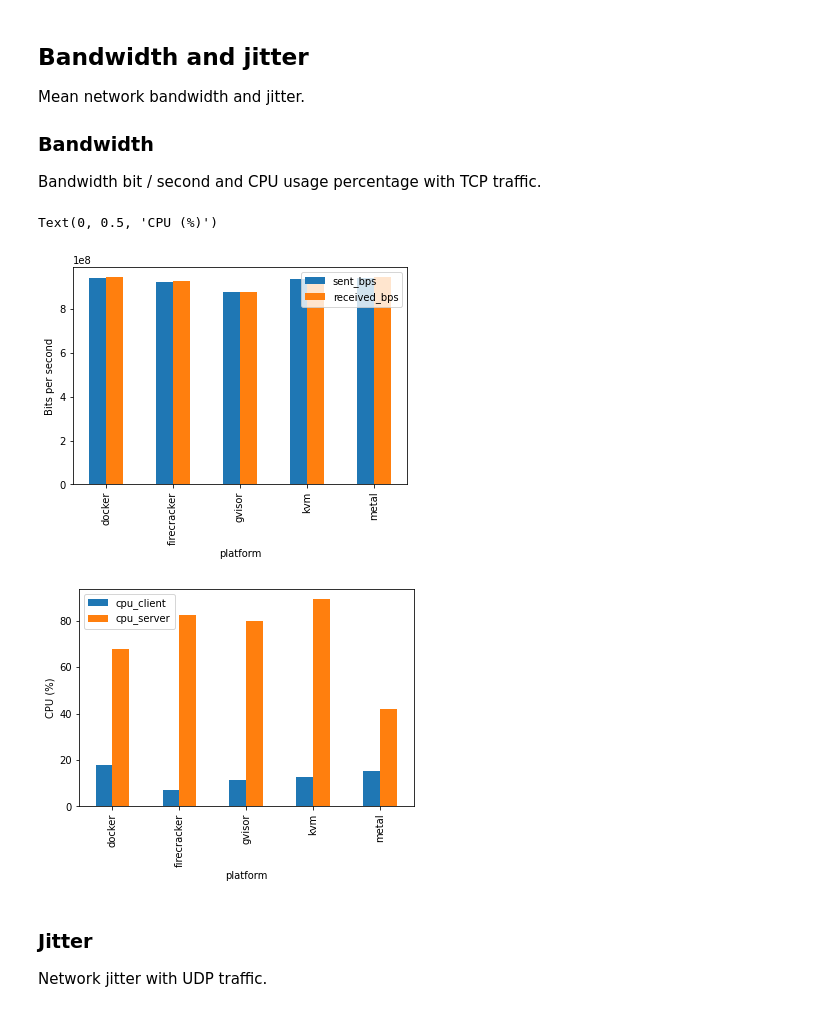
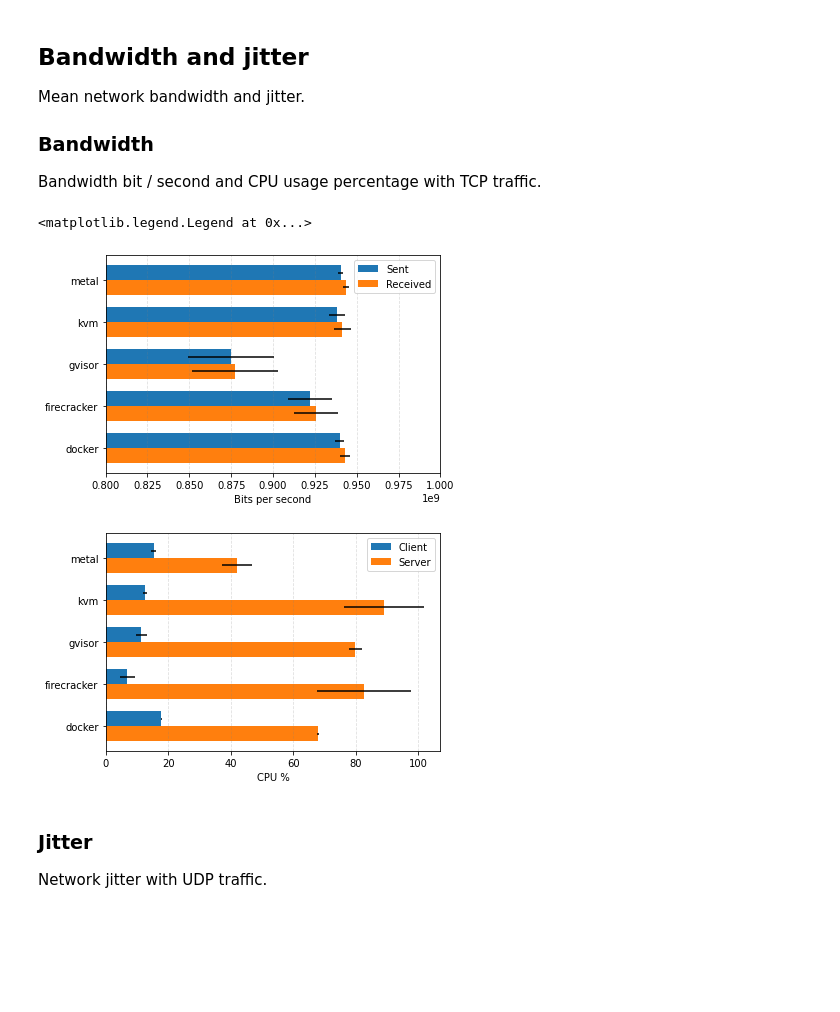
Before and after one commit to ppeerttu/virtualization-benchmarks, a Jupyter notebook: analysis/initial-visualization.ipynb, the cells around one changed output. Saved outputs shown, nothing was run; the diff lists cells and outputs as text; code cells hidden in the pictures; blank space fills up the shorter version.

```diff
--- a/analysis/initial-visualization.ipynb
+++ b/analysis/initial-visualization.ipynb
@@ -40,19 +76,58 @@ Mean network bandwidth and jitter.
 ### Bandwidth
 
 Bandwidth bit / second and CPU usage percentage with TCP traffic.
-# %%
-df = pd.read_csv(bandwidth_path)
-
-group = df.groupby(["platform"]).mean()
-
-ax = group.plot.bar(y=["sent_bps", "received_bps"])
-ax.set_ylabel("Bits per second")
-ax = group.plot.bar(y=["cpu_client", "cpu_server"])
-ax.set_ylabel("CPU (%)")
-# %% [output]
-Text(0, 0.5, 'CPU (%)')
-[figure, removed]
-[figure, removed]
+# %%
+df = pd.read_csv(bandwidth_path)
+
+group_mean = df.groupby(["platform"]).mean()
+group_std = df.groupby(["platform"]).std()
+
+pos = np.arange(len(group_mean))
+# Height of the bars
+height = 0.35
+
+# Send and received bps
+fig, ax = plt.subplots()
+pos = np.arange(len(group_mean))
+rects1 = ax.barh(pos + height / 2, group_mean["sent_bps"],
+    align="center",
+    height=height,
+    xerr=group_std["sent_bps"],
+    label="Sent")
+rects2 = ax.barh(pos - height / 2, group_mean["received_bps"],
+    align="center",
+    height=height,
+    xerr=group_std["received_bps"],
+    label="Received")
+ax.set_yticks(pos)
+ax.set_yticklabels(group_mean.index)
+ax.xaxis.grid(True, linestyle="--", which="major", color="grey", alpha=.25)
+ax.set_xlabel("Bits per second")
+ax.set_xlim(800_000_000, 1_000_000_000)
+ax.legend()
+
+# CPU
+fig, ax = plt.subplots()
+pos = np.arange(len(group_mean))
+rects1 = ax.barh(pos + height / 2, group_mean["cpu_client"],
+    align="center",
+    height=height,
+    xerr=group_std["cpu_client"],
+    label="Client")
+rects2 = ax.barh(pos - height / 2, group_mean["cpu_server"],
+    align="center",
+    height=height,
+    xerr=group_std["cpu_server"],
+    label="Server")
+ax.set_yticks(pos)
+ax.set_yticklabels(group_mean.index)
+ax.xaxis.grid(True, linestyle="--", which="major", color="grey", alpha=.25)
+ax.set_xlabel("CPU %")
+ax.legend()
+# %% [output]
+<matplotlib.legend.Legend at 0x...>
+[figure, added]
+[figure, added]
 # %% [markdown]
 ### Jitter
 
```
Also changed, not shown: parts of 4 cells of this notebook, 1 other file.
